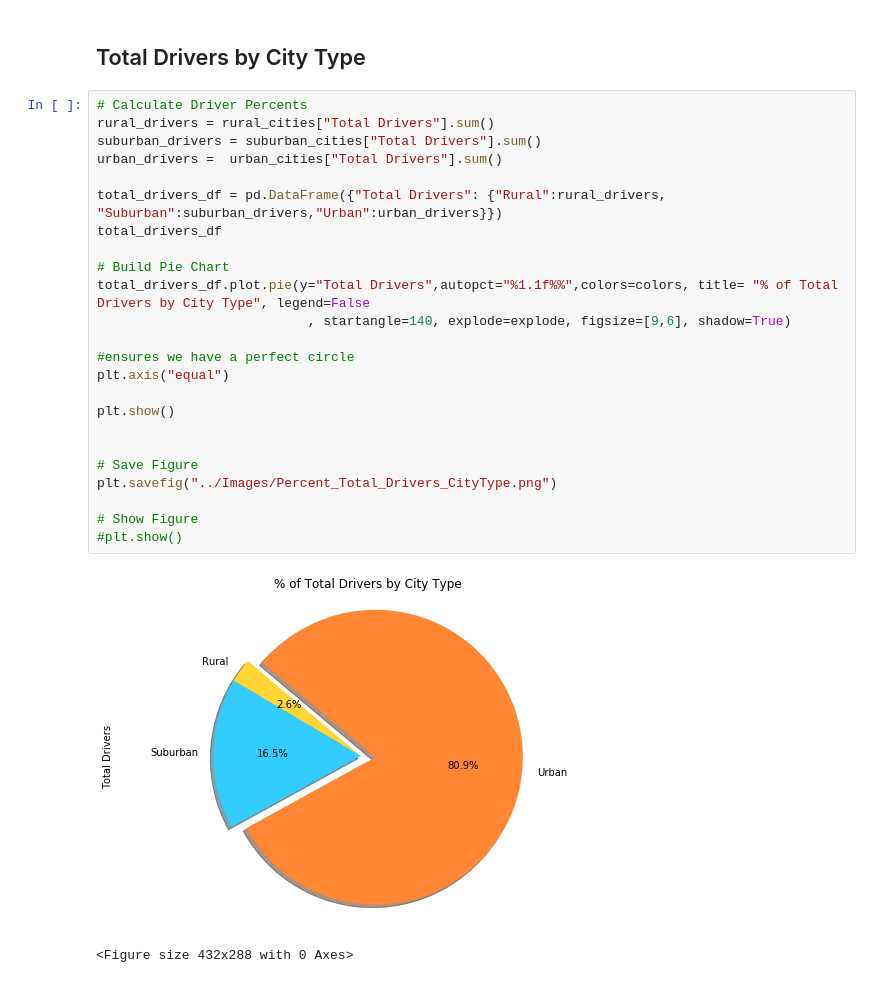
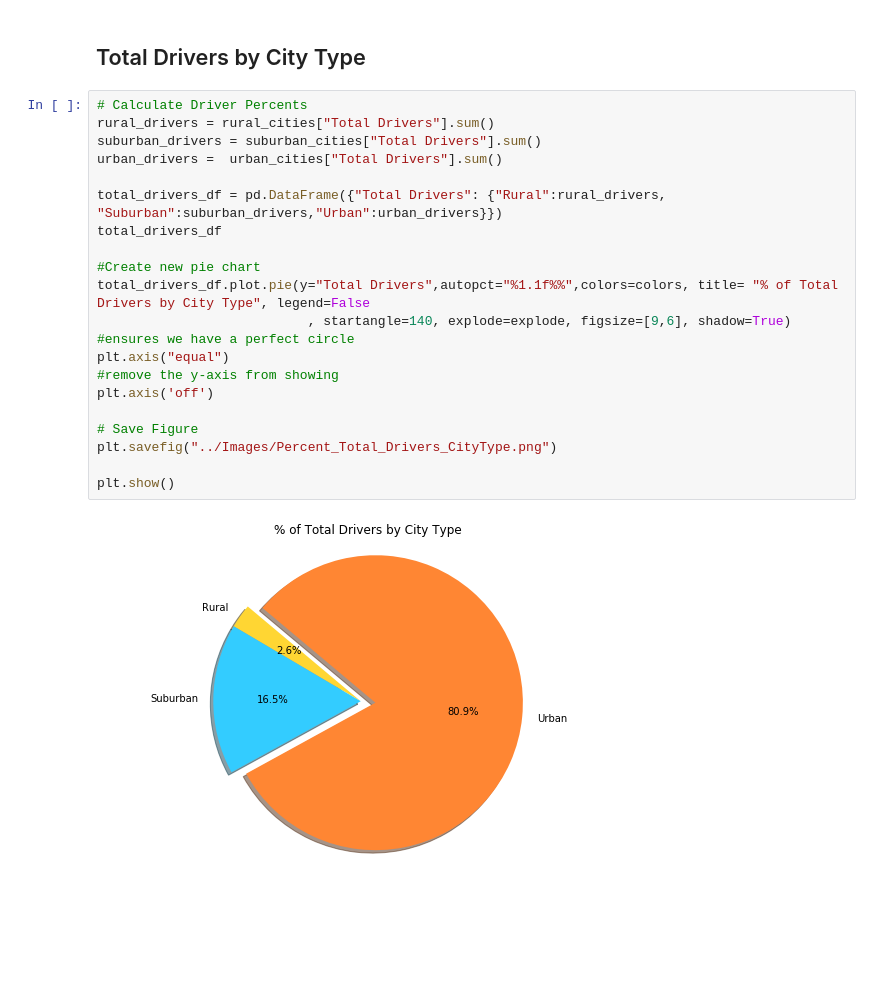
Before and after one commit to Omar-Castillo/Homework, a Jupyter notebook: Matplotlib/Pyber/pyber_OC_hw.ipynb, the cells around one changed output. Saved outputs shown, nothing was run; the diff lists cells and outputs as text; blank space fills up the shorter version.

```diff
--- a/Matplotlib/Pyber/pyber_OC_hw.ipynb
+++ b/Matplotlib/Pyber/pyber_OC_hw.ipynb
@@ -194,27 +200,23 @@ plt.show()
 # %%
 # Calculate Driver Percents
 rural_drivers = rural_cities["Total Drivers"].sum()
 suburban_drivers = suburban_cities["Total Drivers"].sum()
 urban_drivers =  urban_cities["Total Drivers"].sum()
 
 total_drivers_df = pd.DataFrame({"Total Drivers": {"Rural":rural_drivers, "Suburban":suburban_drivers,"Urban":urban_drivers}})
 total_drivers_df
 
-# Build Pie Chart
+#Create new pie chart
 total_drivers_df.plot.pie(y="Total Drivers",autopct="%1.1f%%",colors=colors, title= "% of Total Drivers by City Type", legend=False
                            , startangle=140, explode=explode, figsize=[9,6], shadow=True)
-
 #ensures we have a perfect circle
 plt.axis("equal")
-
-plt.show()
-
+#remove the y-axis from showing
+plt.axis('off')
 
 # Save Figure
 plt.savefig("../Images/Percent_Total_Drivers_CityType.png")
 
-# Show Figure
-#plt.show()
+plt.show()
 # %% [output]
-[figure, old version]
+[figure, new version]
-<Figure size 432x288 with 0 Axes>
```
Also changed, not shown: parts of 3 cells of this notebook, 4 other files.
